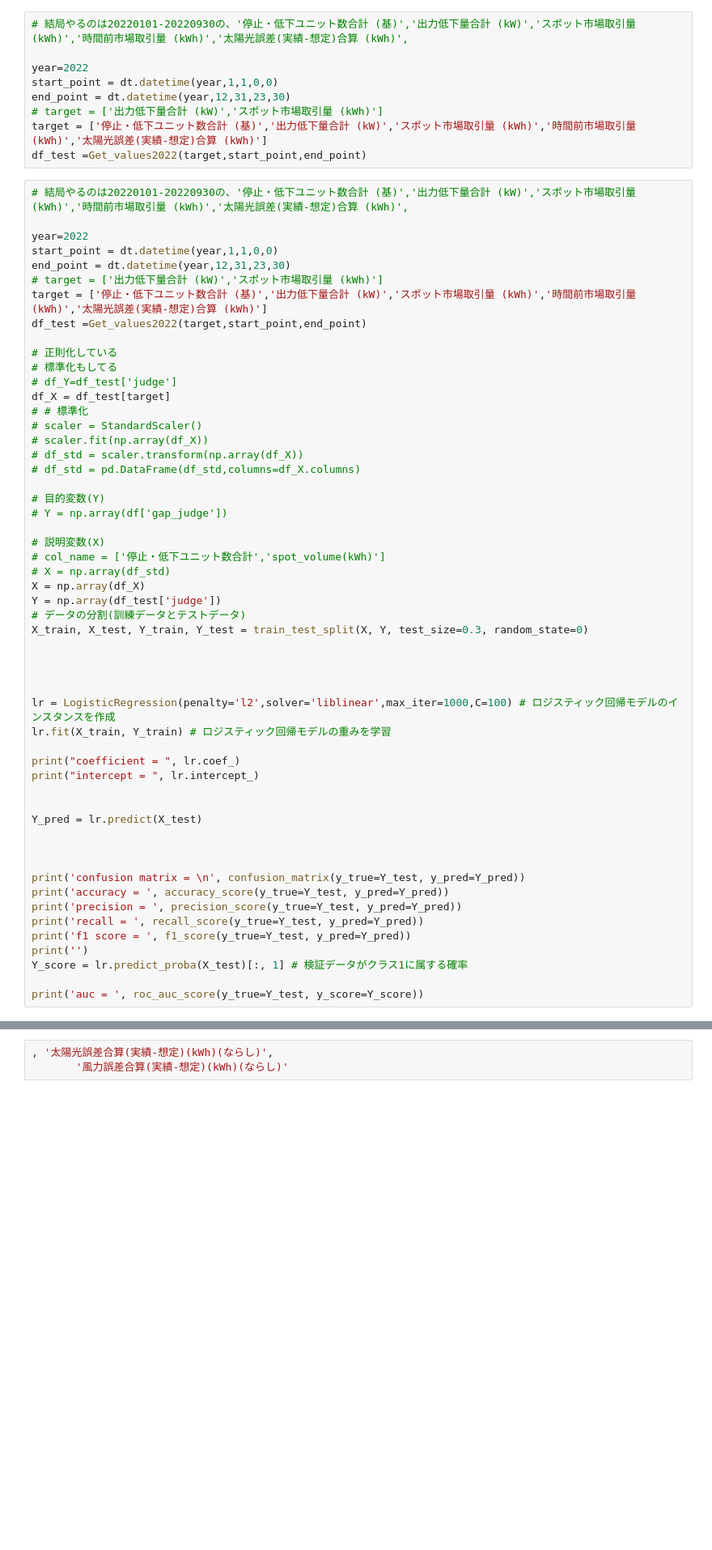
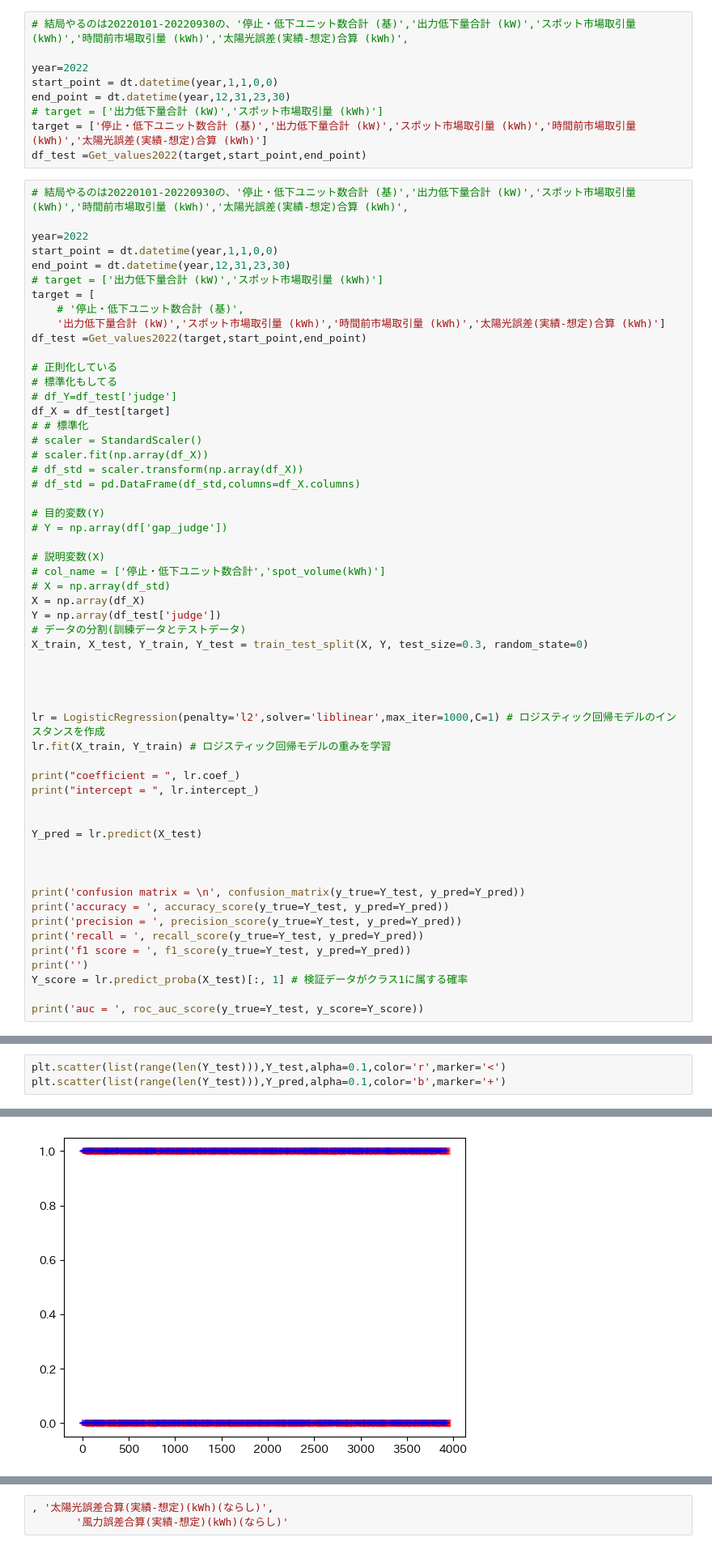
Before and after one commit to kurisk17/programwindows, a Jupyter notebook: ロジスティック回帰/ロジスティック回帰分析.ipynb, the cells around one changed output, grey strips where cells are left out. Shown: that part at 81% size. Saved outputs shown, nothing was run; the diff lists cells and outputs as text; blank space fills up the shorter version.

```diff
--- a/ロジスティック回帰/ロジスティック回帰分析.ipynb
+++ b/ロジスティック回帰/ロジスティック回帰分析.ipynb
@@ -158,7 +158,9 @@ year=2022
 start_point = dt.datetime(year,1,1,0,0)
 end_point = dt.datetime(year,12,31,23,30)
 # target = ['出力低下量合計 (kW)','スポット市場取引量 (kWh)']
-target = ['停止・低下ユニット数合計 (基)','出力低下量合計 (kW)','スポット市場取引量 (kWh)','時間前市場取引量 (kWh)','太陽光誤差(実績-想定)合算 (kWh)']
+target = [
+    # '停止・低下ユニット数合計 (基)',
+    '出力低下量合計 (kW)','スポット市場取引量 (kWh)','時間前市場取引量 (kWh)','太陽光誤差(実績-想定)合算 (kWh)']
 df_test =Get_values2022(target,start_point,end_point)
 
 # 正則化している
@@ -185,7 +187,7 @@ X_train, X_test, Y_train, Y_test = train_test_split(X, Y, test_size=0.3, random_
 
 
 
-lr = LogisticRegression(penalty='l2',solver='liblinear',max_iter=1000,C=100) # ロジスティック回帰モデルのインスタンスを作成
+lr = LogisticRegression(penalty='l2',solver='liblinear',max_iter=1000,C=1) # ロジスティック回帰モデルのインスタンスを作成
 lr.fit(X_train, Y_train) # ロジスティック回帰モデルの重みを学習
 
 print("coefficient = ", lr.coef_)
@@ -218,3 +219,7 @@ recall =  0.6048755713560183
 f1 score =  0.5901883052527256
 
 auc =  0.6217059790998893
+# %%
+plt.scatter(list(range(len(Y_test))),Y_test,alpha=0.1,color='r',marker='<')
+plt.scatter(list(range(len(Y_test))),Y_pred,alpha=0.1,color='b',marker='+')
+# %% [output]
@@ -221,3 +227,4 @@ auc =  0.6217059790998893
+[figure, added]
 # %%
 # 少なくしてみたらどうなるか
 
```
Also changed, not shown: parts of 2 cells of this notebook, 1 other file.
